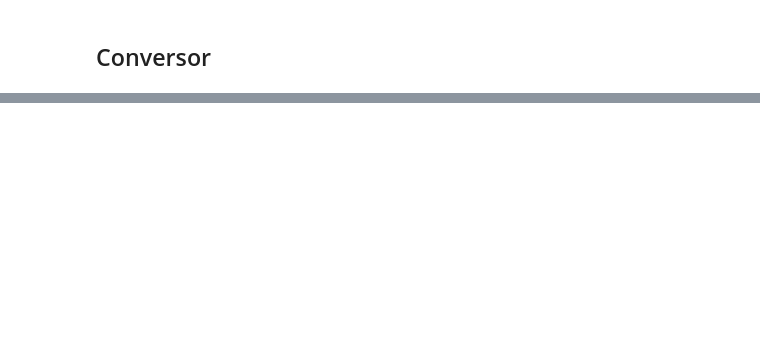
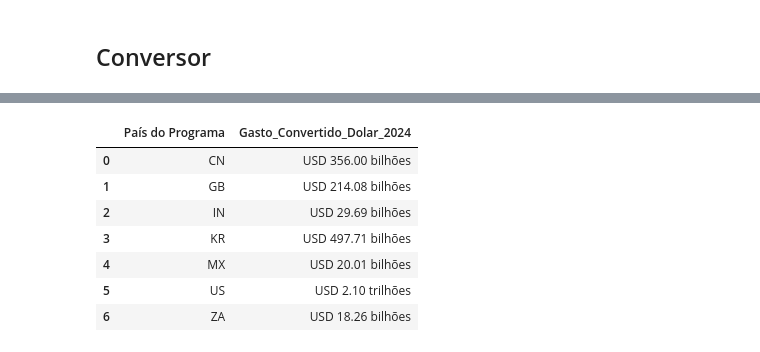
Before and after one commit to arthur-kt/PPP-Intertemporal-Converter, a Jupyter notebook: PPP_converter.ipynb, the cells around one changed output, grey strips where cells are left out. Saved outputs shown, nothing was run; the diff lists cells and outputs as text; code cells hidden in the pictures; blank space fills up the shorter version.

```diff
--- a/PPP_converter.ipynb
+++ b/PPP_converter.ipynb
@@ -583,0 +932,19 @@ df[['País do Programa', 'Programa', 'Descrição', 'Ano', 'Ano2', 'Gasto Local'
+# %%
+df_pais = agrupar_gastos_pais(df)
+
+# Convert 'Gasto_Convertido_Dolar_2024' to numeric before formatting
+df_pais['Gasto_Convertido_Dolar_2024'] = pd.to_numeric(df_pais['Gasto_Convertido_Dolar_2024'], errors='coerce')
+
+# Apply formatting only once
+df_pais['Gasto_Convertido_Dolar_2024'] = df_pais['Gasto_Convertido_Dolar_2024'].apply(formatar_valor_dolar)
+
+df_pais
+# %% [output]
+|  | País do Programa | Gasto_Convertido_Dolar_2024 |
+| 0 | CN | USD 356.00 bilhões |
+| 1 | GB | USD 214.08 bilhões |
+| 2 | IN | USD 29.69 bilhões |
+| 3 | KR | USD 497.71 bilhões |
+| 4 | MX | USD 20.01 bilhões |
+| 5 | US | USD 2.10 trilhões |
+| 6 | ZA | USD 18.26 bilhões |
```
Also changed, not shown: parts of 7 cells of this notebook.
